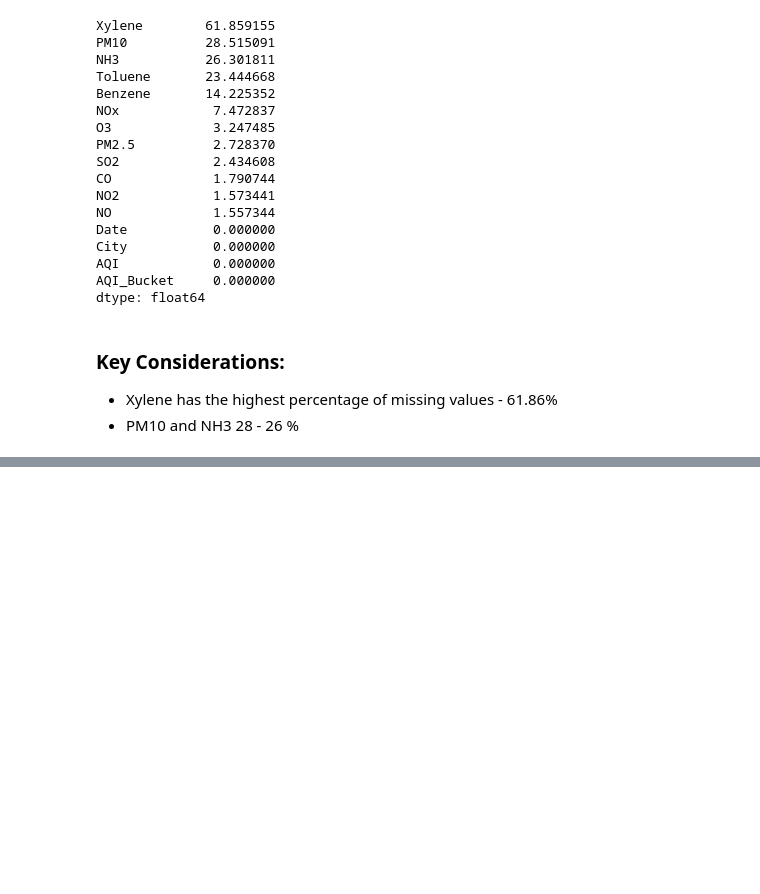
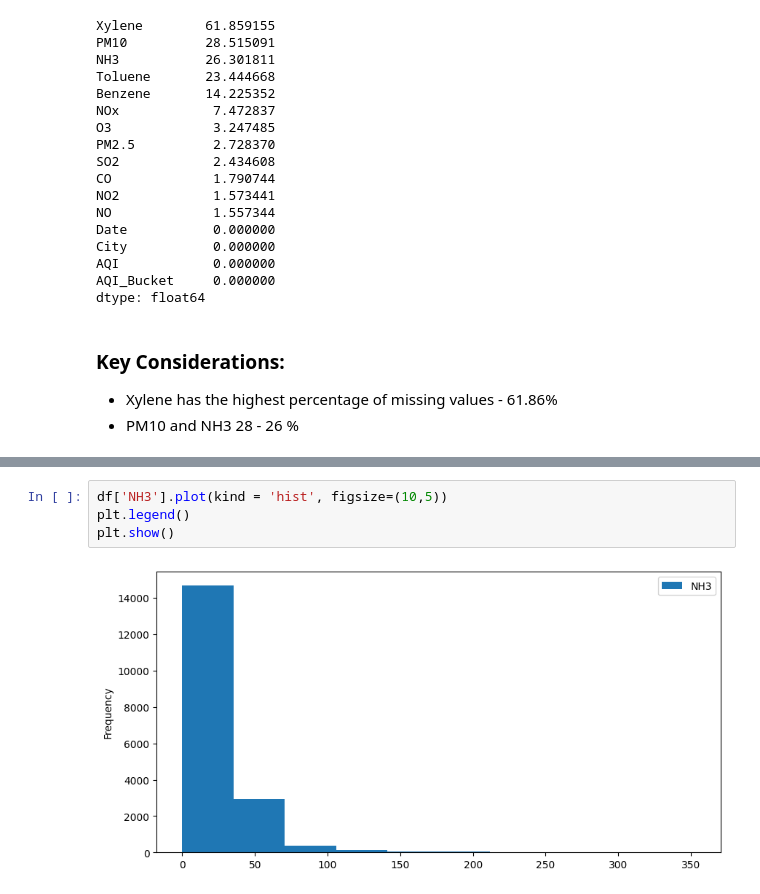
Before and after one commit to poonam2710/AQI-Prediction-Model-AICTE-Cycle-4, a Jupyter notebook: AQI Prediction Model.ipynb, the cells around one changed output, grey strips where cells are left out. Saved outputs shown, nothing was run; the diff lists cells and outputs as text; blank space fills up the shorter version.

```diff
--- a/AQI Prediction Model.ipynb
+++ b/AQI Prediction Model.ipynb
@@ -169,0 +165,6 @@ dtype: float64
+# %%
+df['NH3'].plot(kind = 'hist', figsize=(10,5))
+plt.legend()
+plt.show()
+# %% [output]
+[figure, added]
```
Also changed, not shown: parts of 37 cells of this notebook.
